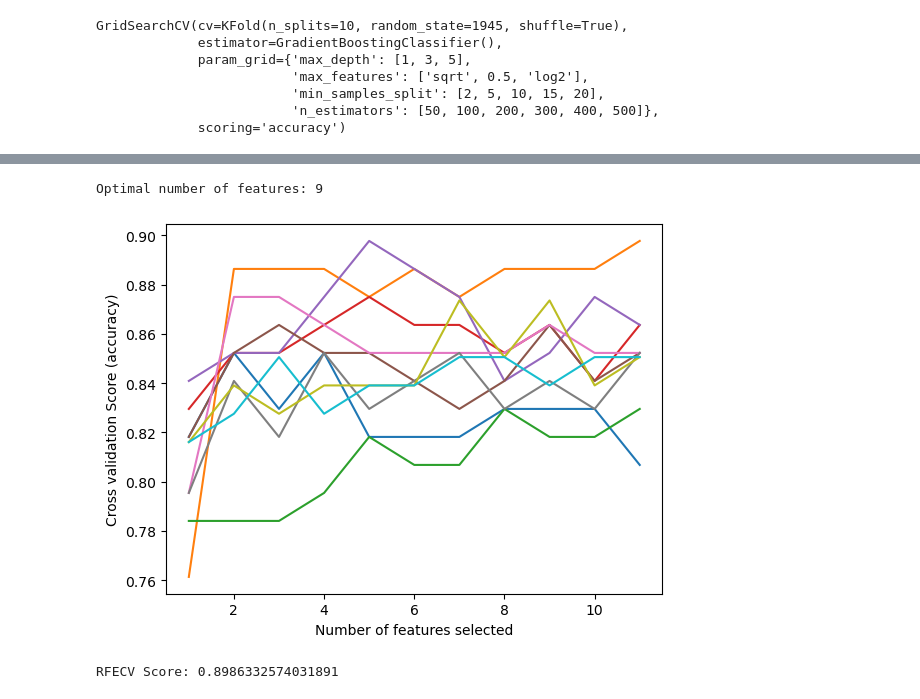
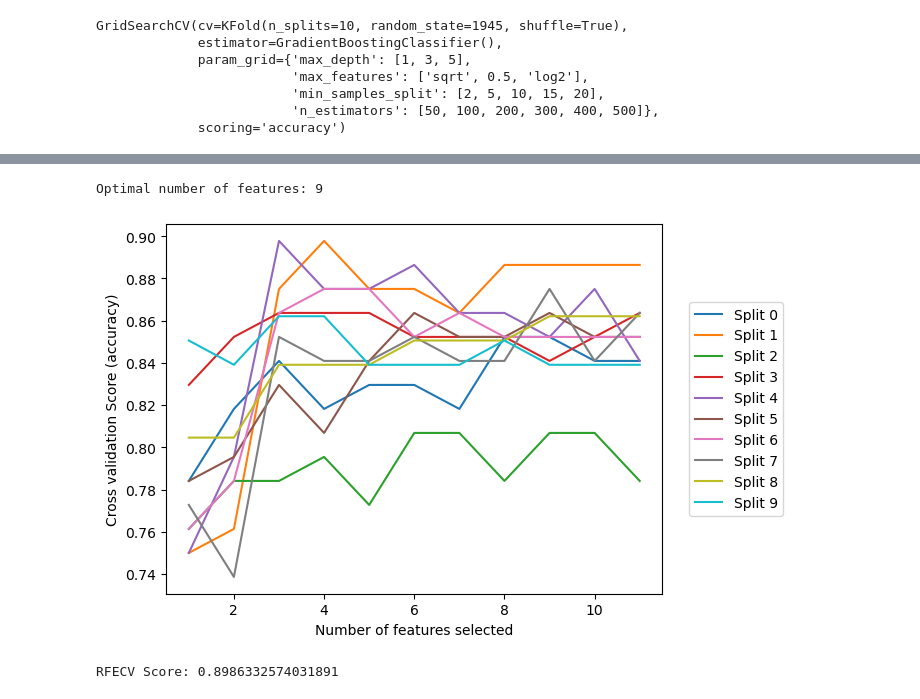
Before and after one commit to MAP9900/Modeling-The-Convoy-System, a Jupyter notebook: Code/Convoy_Feature_Importance.ipynb, the cells around one changed output, grey strips where cells are left out. Cells and saved outputs as stored; diff of their text form; code cells hidden in the pictures.

```diff
--- a/Code/Convoy_Feature_Importance.ipynb
+++ b/Code/Convoy_Feature_Importance.ipynb
@@ -261,6 +271,6 @@ plt.show()
 # %%
 #RFECV
-Random_Forest_Classifier = RFC(max_features='sqrt', min_samples_split=20, n_estimators=400, oob_score=True, random_state=1945) #Same params as before
+Random_Forest_Classifier = RFC(max_features='log2', min_samples_split=20, n_estimators=100, oob_score=True, random_state=1945) #Same params as before
 min_features_to_select = 1
 rfecv = RFECV(estimator=Random_Forest_Classifier, step=1, cv=KFold(n_splits=10, random_state=1945, shuffle = True), \
     scoring='accuracy', min_features_to_select=min_features_to_select,)
@@ -270,7 +280,13 @@ print('Optimal number of features: %d' % rfecv.n_features_)
 plt.figure()
 plt.xlabel('Number of features selected')
 plt.ylabel('Cross validation Score (accuracy)')
-plt.plot(range(min_features_to_select, len(rfecv.grid_scores_) + min_features_to_select), rfecv.grid_scores_)
+n_splits = 10
+for i in range(n_splits):
+    split_score_label = f'split{i}_test_score'
+    if split_score_label in rfecv.cv_results_:
+        split_scores = rfecv.cv_results_[split_score_label]
+        plt.plot(range(min_features_to_select, len(split_scores) + min_features_to_select), split_scores, label=f'Split {i}')
+plt.legend(bbox_to_anchor=(1.04, 0.5), loc='center left')
 plt.show()
 # %% [output]
 Optimal number of features: 9
@@ -385,20 +401,26 @@ plt.show()
 # %%
 #RFECV
 Gradien_Boosting_Classifier = GBC(max_features=0.5, min_samples_split=15, n_estimators=50, max_depth=3, random_state=1945) #Using optimized params
 min_features_to_select = 1
 rfecv_2 = RFECV(estimator=Gradien_Boosting_Classifier, step=1, cv=KFold(n_splits=10, random_state=1945, shuffle = True), \
     scoring='accuracy', min_features_to_select=min_features_to_select,)
 rfecv_2.fit(X, y)
 print('Optimal number of features: %d' % rfecv_2.n_features_)
 #Plot
 plt.figure()
 plt.xlabel('Number of features selected')
 plt.ylabel('Cross validation Score (accuracy)')
-plt.plot(range(min_features_to_select, len(rfecv_2.grid_scores_) + min_features_to_select), rfecv_2.grid_scores_)
+n_splits = 10
+for i in range(n_splits):
+    split_score_label = f'split{i}_test_score'
+    if split_score_label in rfecv.cv_results_:
+        split_scores = rfecv.cv_results_[split_score_label]
+        plt.plot(range(min_features_to_select, len(split_scores) + min_features_to_select), split_scores, label=f'Split {i}')
+plt.legend(bbox_to_anchor=(1.04, 0.5), loc='center left')
 plt.show()
 # %% [output]
 Optimal number of features: 9
-[figure, old version]
+[figure, new version]
 # %%
 print('RFECV Score:', rfecv_2.score(X, y))
 # %% [output]
```
Also changed, not shown: parts of 18 cells of this notebook, 2 other files.
